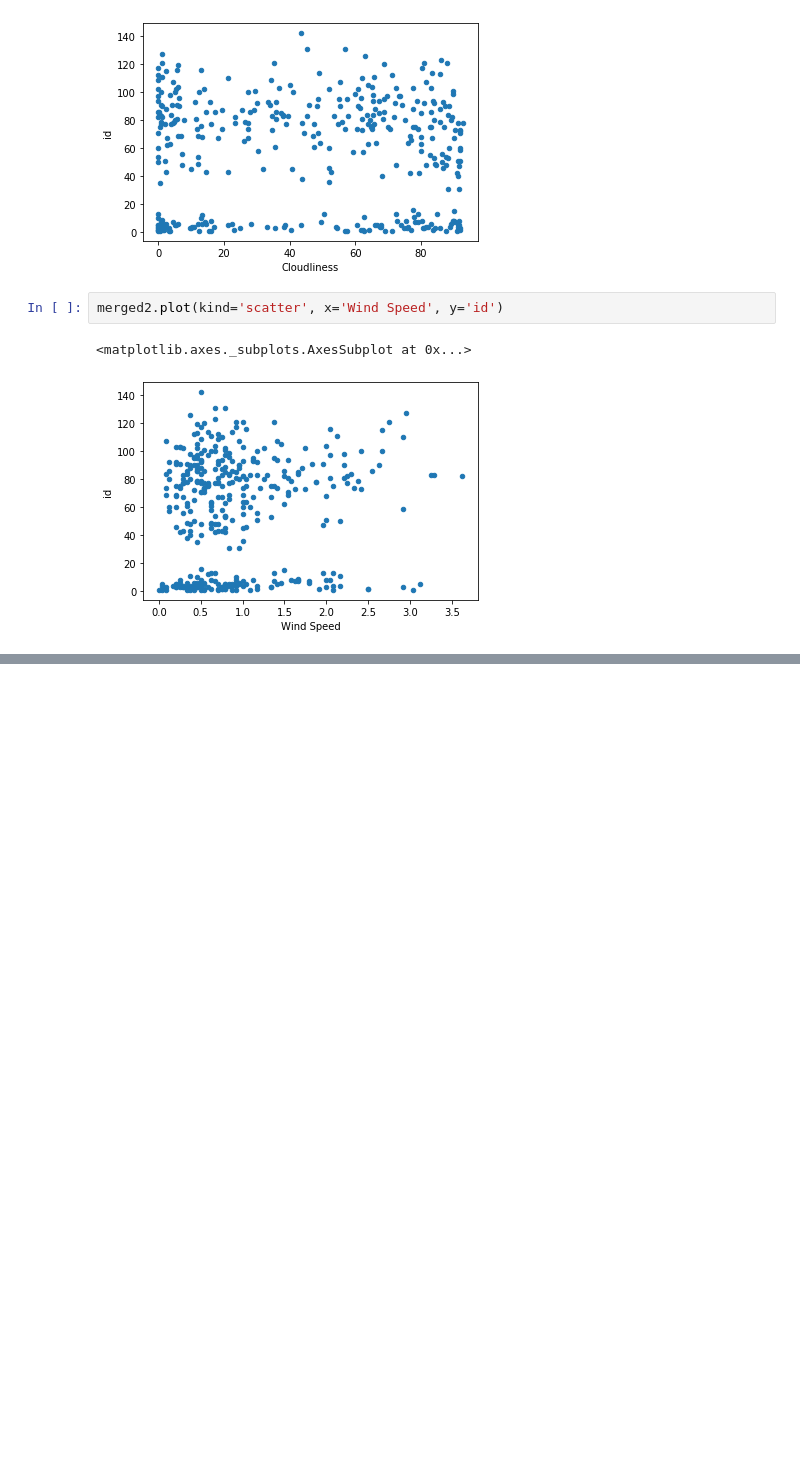
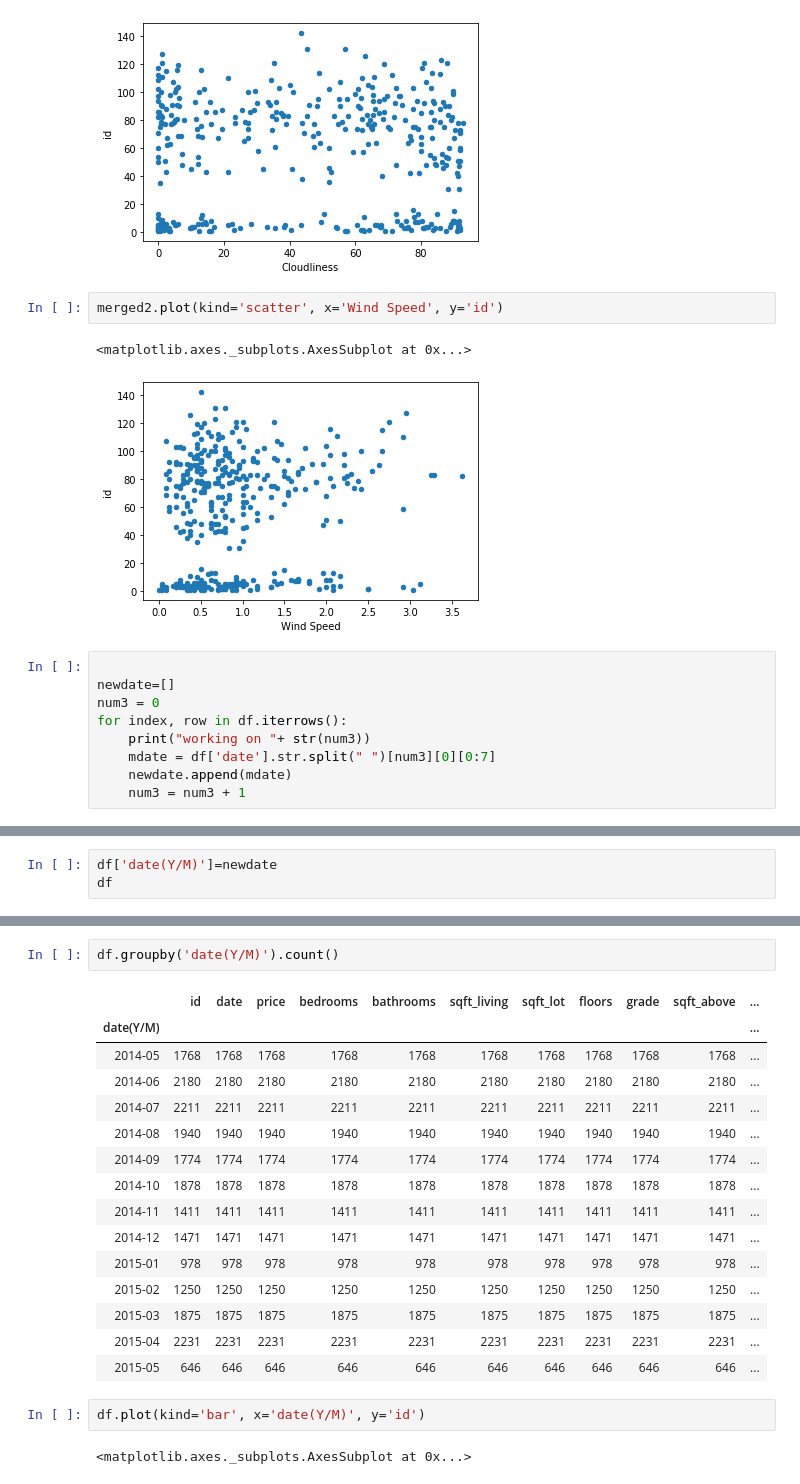
Before and after one commit to kavehamini/WeatherVsHomeSalesProject1, a Jupyter notebook: weathervshomesales.ipynb, the cells around one changed output, grey strips where cells are left out. Drawn from its saved outputs; the diff is of its cells as text; blank space fills up the shorter version.

```diff
--- a/weathervshomesales.ipynb
+++ b/weathervshomesales.ipynb
@@ -385,3 +385,12 @@ merged2.plot(kind='scatter', x='Wind Speed', y='id')
 # %% [output]
 <matplotlib.axes._subplots.AxesSubplot at 0x...>
 [figure]
+# %%
+
+newdate=[]
+num3 = 0
+for index, row in df.iterrows():
+    print("working on "+ str(num3))
+    mdate = df['date'].str.split(" ")[num3][0][0:7]
+    newdate.append(mdate)
+    num3 = num3 + 1
@@ -387,0 +415,3 @@ merged2.plot(kind='scatter', x='Wind Speed', y='id')
+# %%
+df['date(Y/M)']=newdate
+df
@@ -387,0 +448,22 @@ merged2.plot(kind='scatter', x='Wind Speed', y='id')
+# %%
+df.groupby('date(Y/M)').count()
+# %% [output]
+|  | id | date | price | bedrooms | bathrooms | sqft_living | sqft_lot | floors | grade | sqft_above | ... |
+| date(Y/M) |  |  |  |  |  |  |  |  |  |  | ... |
+| 2014-05 | 1768 | 1768 | 1768 | 1768 | 1768 | 1768 | 1768 | 1768 | 1768 | 1768 | ... |
+| 2014-06 | 2180 | 2180 | 2180 | 2180 | 2180 | 2180 | 2180 | 2180 | 2180 | 2180 | ... |
+| 2014-07 | 2211 | 2211 | 2211 | 2211 | 2211 | 2211 | 2211 | 2211 | 2211 | 2211 | ... |
+| 2014-08 | 1940 | 1940 | 1940 | 1940 | 1940 | 1940 | 1940 | 1940 | 1940 | 1940 | ... |
+| 2014-09 | 1774 | 1774 | 1774 | 1774 | 1774 | 1774 | 1774 | 1774 | 1774 | 1774 | ... |
+| 2014-10 | 1878 | 1878 | 1878 | 1878 | 1878 | 1878 | 1878 | 1878 | 1878 | 1878 | ... |
+| 2014-11 | 1411 | 1411 | 1411 | 1411 | 1411 | 1411 | 1411 | 1411 | 1411 | 1411 | ... |
+| 2014-12 | 1471 | 1471 | 1471 | 1471 | 1471 | 1471 | 1471 | 1471 | 1471 | 1471 | ... |
+| 2015-01 | 978 | 978 | 978 | 978 | 978 | 978 | 978 | 978 | 978 | 978 | ... |
+| 2015-02 | 1250 | 1250 | 1250 | 1250 | 1250 | 1250 | 1250 | 1250 | 1250 | 1250 | ... |
+| 2015-03 | 1875 | 1875 | 1875 | 1875 | 1875 | 1875 | 1875 | 1875 | 1875 | 1875 | ... |
+| 2015-04 | 2231 | 2231 | 2231 | 2231 | 2231 | 2231 | 2231 | 2231 | 2231 | 2231 | ... |
+| 2015-05 | 646 | 646 | 646 | 646 | 646 | 646 | 646 | 646 | 646 | 646 | ... |
+# %%
+df.plot(kind='bar', x='date(Y/M)', y='id')
+# %% [output]
+<matplotlib.axes._subplots.AxesSubplot at 0x...>
```
Also changed, not shown: parts of 4 cells of this notebook.
